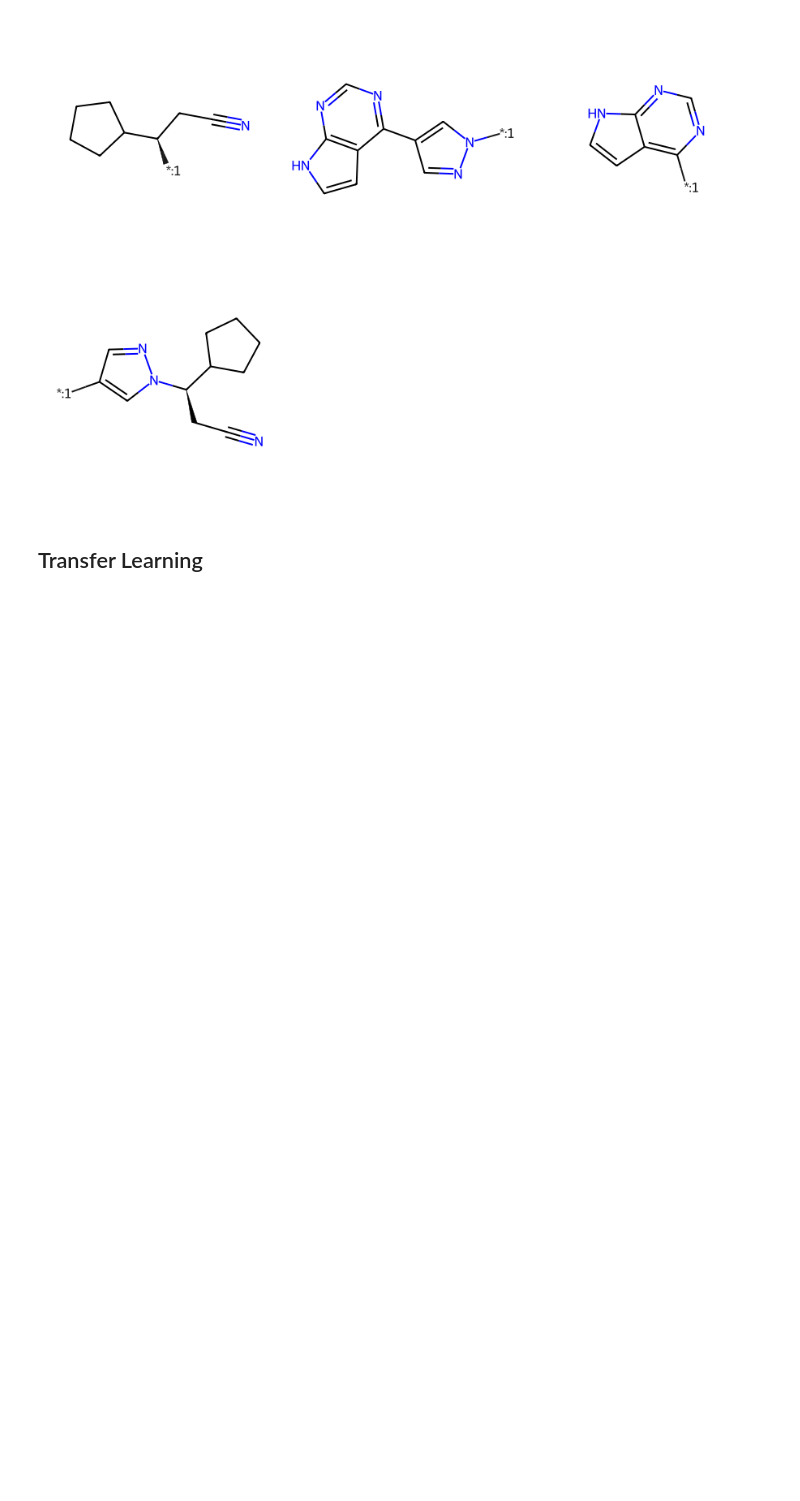
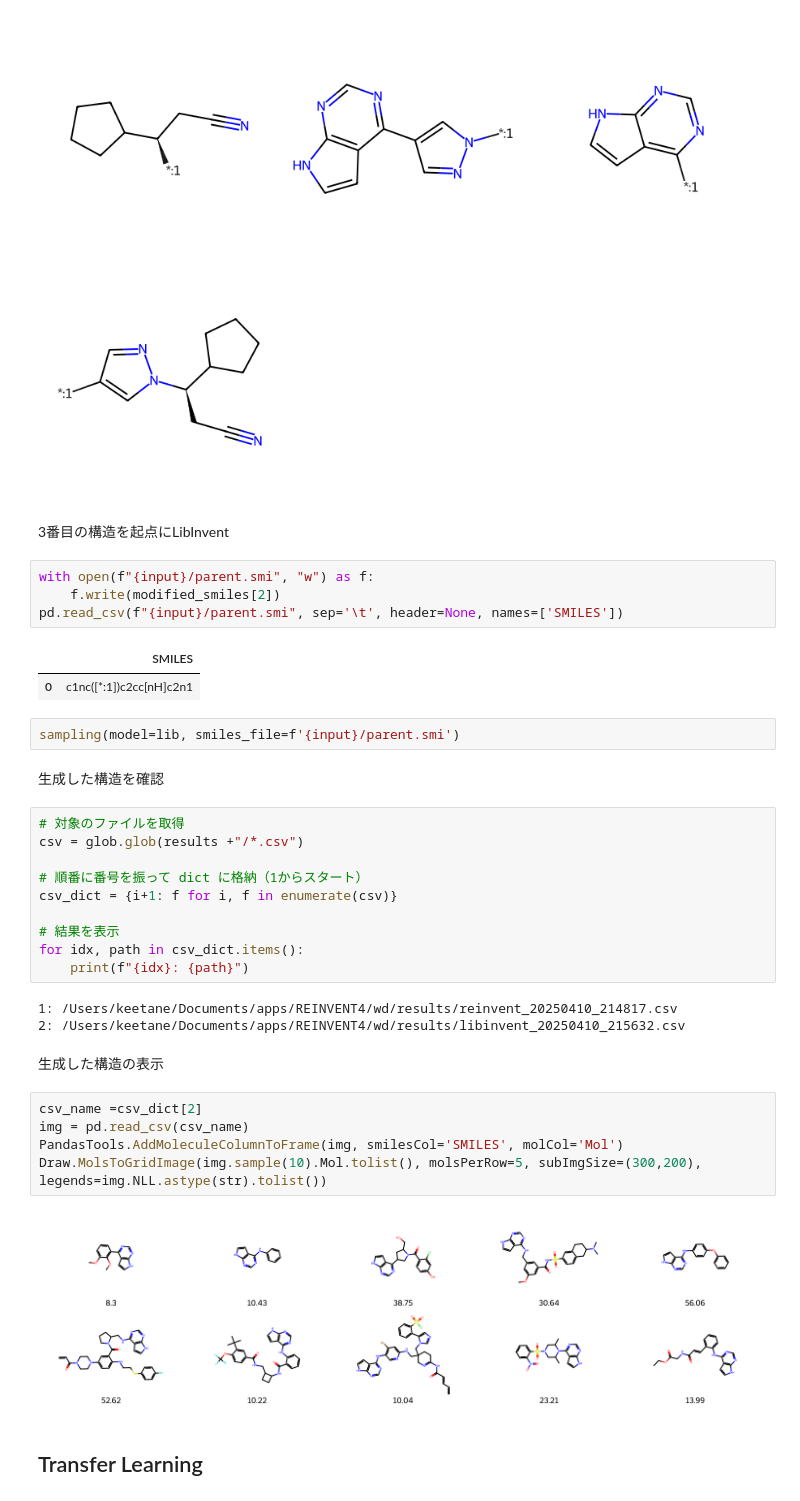
Before and after one commit to keetane/infomatics, a Jupyter notebook: reinvent4.ipynb, the cells around one changed output. Saved outputs shown, nothing was run; the diff lists cells and outputs as text; blank space fills up the shorter version.

```diff
--- a/reinvent4.ipynb
+++ b/reinvent4.ipynb
@@ -230,6 +232,41 @@ Draw.MolsToGridImage(modified_mols, molsPerRow=3, subImgSize=(300,300))
 # Draw.MolsToGridImage(decomped_mols, legends=decomped_smiles, molsPerRow=3, subImgSize=(300,300))
 # %% [output]
 [figure]
+# %% [markdown]
+3番目の構造を起点にLibInvent
+# %%
+with open(f"{input}/parent.smi", "w") as f:
+    f.write(modified_smiles[2])
+pd.read_csv(f"{input}/parent.smi", sep='\t', header=None, names=['SMILES'])
+# %% [output]
+|  | SMILES |
+| 0 | c1nc([*:1])c2cc[nH]c2n1 |
+# %%
+sampling(model=lib, smiles_file=f'{input}/parent.smi')
+# %% [markdown]
+生成した構造を確認
+# %%
+# 対象のファイルを取得
+csv = glob.glob(results +"/*.csv")
+
+# 順番に番号を振って dict に格納（1からスタート）
+csv_dict = {i+1: f for i, f in enumerate(csv)}
+
+# 結果を表示
+for idx, path in csv_dict.items():
+    print(f"{idx}: {path}")
+# %% [output]
+1: /Users/keetane/Documents/apps/REINVENT4/wd/results/reinvent_20250410_214817.csv
+2: /Users/keetane/Documents/apps/REINVENT4/wd/results/libinvent_20250410_215632.csv
+# %% [markdown]
+生成した構造の表示
+# %%
+csv_name =csv_dict[2]
+img = pd.read_csv(csv_name)
+PandasTools.AddMoleculeColumnToFrame(img, smilesCol='SMILES', molCol='Mol')
+Draw.MolsToGridImage(img.sample(10).Mol.tolist(), molsPerRow=5, subImgSize=(300,200), legends=img.NLL.astype(str).tolist())
+# %% [output]
+[figure, added]
 # %% [markdown]
 ## Transfer Learning
 # %% [markdown]
```
Also changed, not shown: parts of 11 cells of this notebook.
